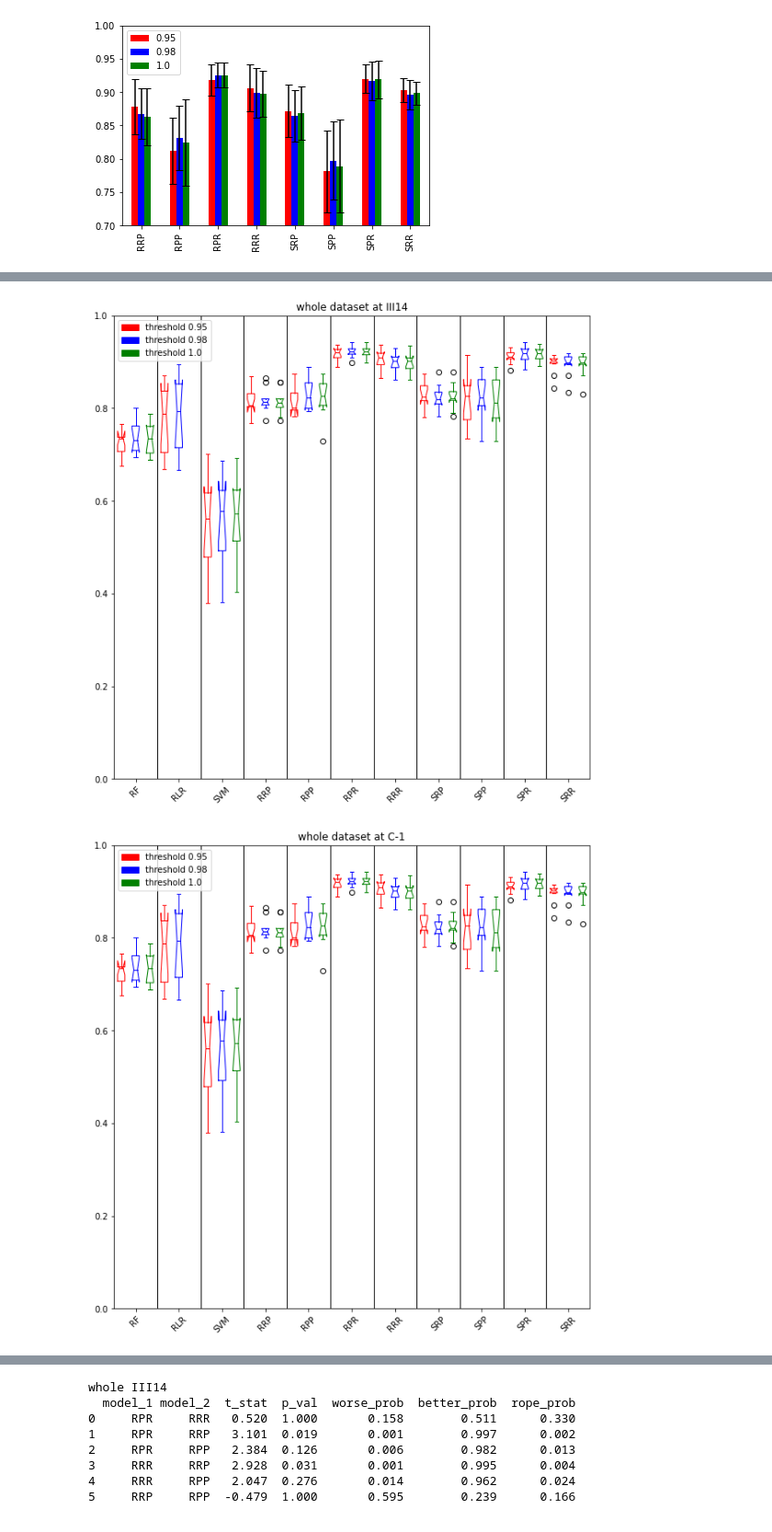
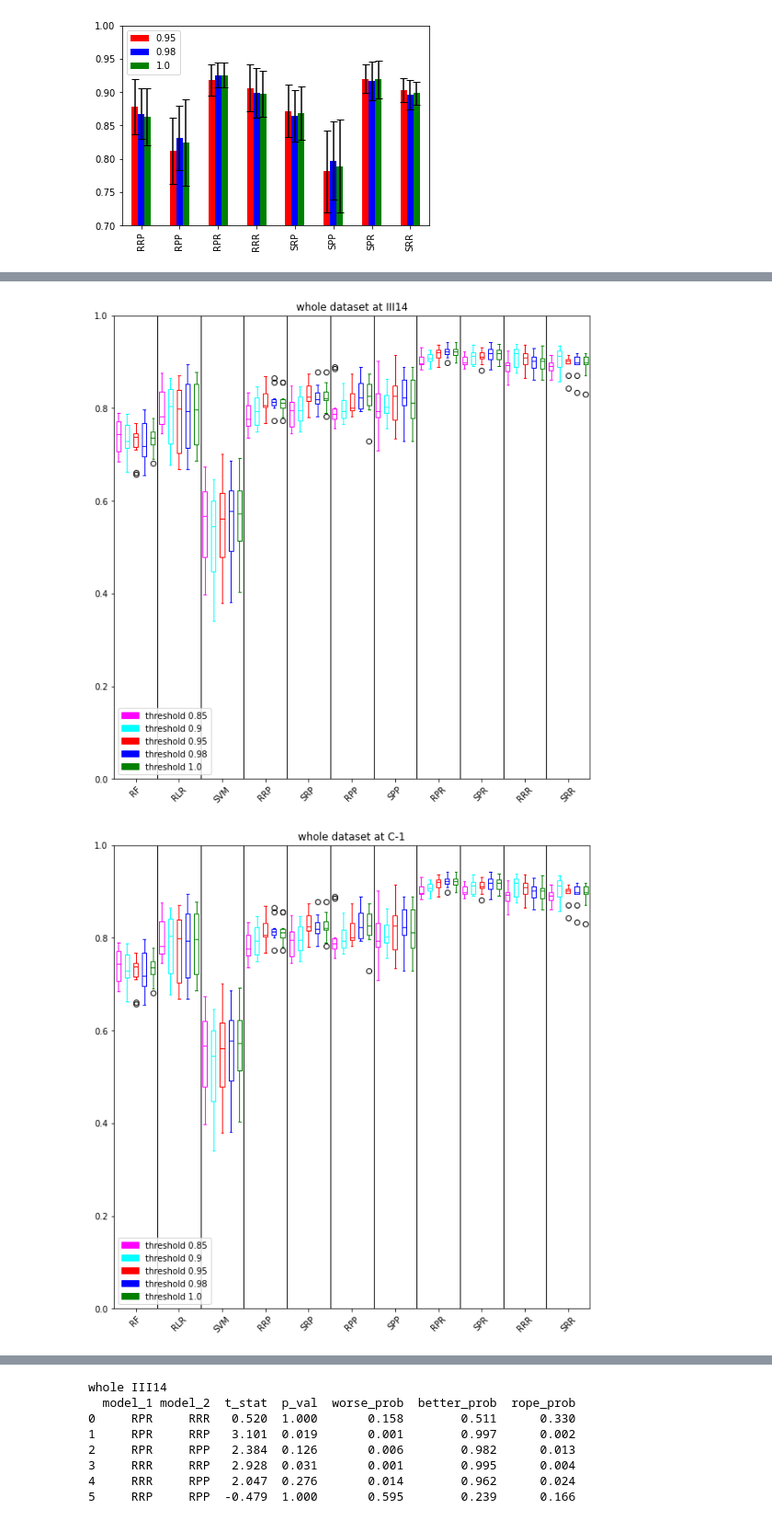
Before and after one commit to msmdev/MalariaVaccineEfficacyPrediction, a Jupyter notebook: bin/plotting/model_comparison.ipynb, the cells around one changed output, grey strips where cells are left out. Shown at 92% size. Saved outputs shown, nothing was run; the diff lists cells and outputs as text; code cells hidden in the pictures.

Commit message:
Update threshold/model comparison plots.

```diff
--- a/bin/plotting/model_comparison.ipynb
+++ b/bin/plotting/model_comparison.ipynb
@@ -247,7 +247,7 @@ plt.close()
 [figure]
 # %%
 combis = ['RRP', 'RPP', 'RPR', 'RRR', 'SRP', 'SPP', 'SPR', 'SRR']
-thresholds = [0.95, 0.98, 1.0]
+thresholds = [0.85, 0.9, 0.95, 0.98, 1.0]
 methods = ['RF', 'RLR', 'SVM', 'multitaskSVM']
 columns = ['RF', 'RLR', 'SVM', 'RRP', 'RPP', 'RPR', 'RRR', 'SRP', 'SPP', 'SPR', 'SRR']
 times = ['III14', 'C-1', 'C28']
@@ -333,20 +339,25 @@ results['whole']['III14_ncv']
 # %%
+columns = ['RF', 'RLR', 'SVM', 'RRP', 'SRP', 'RPP', 'SPP', 'RPR', 'SPR', 'RRR', 'SRR']
 for dataset in ['whole', 'selective']:
     for time in times:
-        results[dataset][f'{time}_ncv'].transpose()[0.95].apply(lambda x: pd.Series(x)).T.boxplot(figsize=(10,10),rot=45, positions=range(1, 34, 3), notch=True, color='r', labels=['0.95' for x in range(0, 11)], grid=False)
-        results[dataset][f'{time}_ncv'].transpose()[0.98].apply(lambda x: pd.Series(x)).T.boxplot(figsize=(10,10),rot=45, positions=range(2, 34, 3), notch=True, color='b', labels=['0.98' for x in range(0, 11)], grid=False)
-        results[dataset][f'{time}_ncv'].transpose()[1.0].apply(lambda x: pd.Series(x)).T.boxplot(figsize=(10,10),rot=45, positions=range(3, 34, 3), notch=True, color='g', labels=['1.0' for x in range(0, 11)], grid=False)
+        results[dataset][f'{time}_ncv'].loc[0.85, columns].transpose().apply(lambda x: pd.Series(x)).T.boxplot(figsize=(10,10),rot=45, positions=range(1, 56, 5), notch=False, color='magenta', labels=['0.85' for x in range(0, 11)], grid=False)
+        results[dataset][f'{time}_ncv'].loc[0.9, columns].transpose().apply(lambda x: pd.Series(x)).T.boxplot(figsize=(10,10),rot=45, positions=range(2, 56, 5), notch=False, color='cyan', labels=['0.9' for x in range(0, 11)], grid=False)
+        results[dataset][f'{time}_ncv'].loc[0.95, columns].transpose().apply(lambda x: pd.Series(x)).T.boxplot(figsize=(10,10),rot=45, positions=range(3, 56, 5), notch=False, color='r', labels=['0.95' for x in range(0, 11)], grid=False)
+        results[dataset][f'{time}_ncv'].loc[0.98, columns].transpose().apply(lambda x: pd.Series(x)).T.boxplot(figsize=(10,10),rot=45, positions=range(4, 56, 5), notch=False, color='b', labels=['0.98' for x in range(0, 11)], grid=False)
+        results[dataset][f'{time}_ncv'].loc[1.0, columns].transpose().apply(lambda x: pd.Series(x)).T.boxplot(figsize=(10,10),rot=45, positions=range(5, 56, 5), notch=False, color='g', labels=['1.0' for x in range(0, 11)], grid=False)
+        magenta_patch = mpatches.Patch(color='magenta', label='threshold 0.85')
+        cyan_patch = mpatches.Patch(color='cyan', label='threshold 0.9')
         red_patch = mpatches.Patch(color='red', label='threshold 0.95')
         blue_patch = mpatches.Patch(color='blue', label='threshold 0.98')
         green_patch = mpatches.Patch(color='green', label='threshold 1.0')
-        for i in range(3, 34, 3):
+        for i in range(5, 56, 5):
             plt.vlines(i + 0.5, 0, 1, linewidth=1, color='k')
-        plt.xticks(np.arange(2, 33, 3))
+        plt.xticks(np.arange(3, 55, 5))
         plt.ylim((0, 1))
-        plt.legend(handles=[red_patch, blue_patch, green_patch])
+        plt.legend(handles=[magenta_patch, cyan_patch, red_patch, blue_patch, green_patch])
         plt.title(f"{dataset} dataset at {time}")
         plt.show()
         plt.close()
 # %% [output]
-[figure, old version]
+[figure, new version]
-[figure, old version]
+[figure, new version]
```
Also changed, not shown: parts of 8 cells of this notebook.
